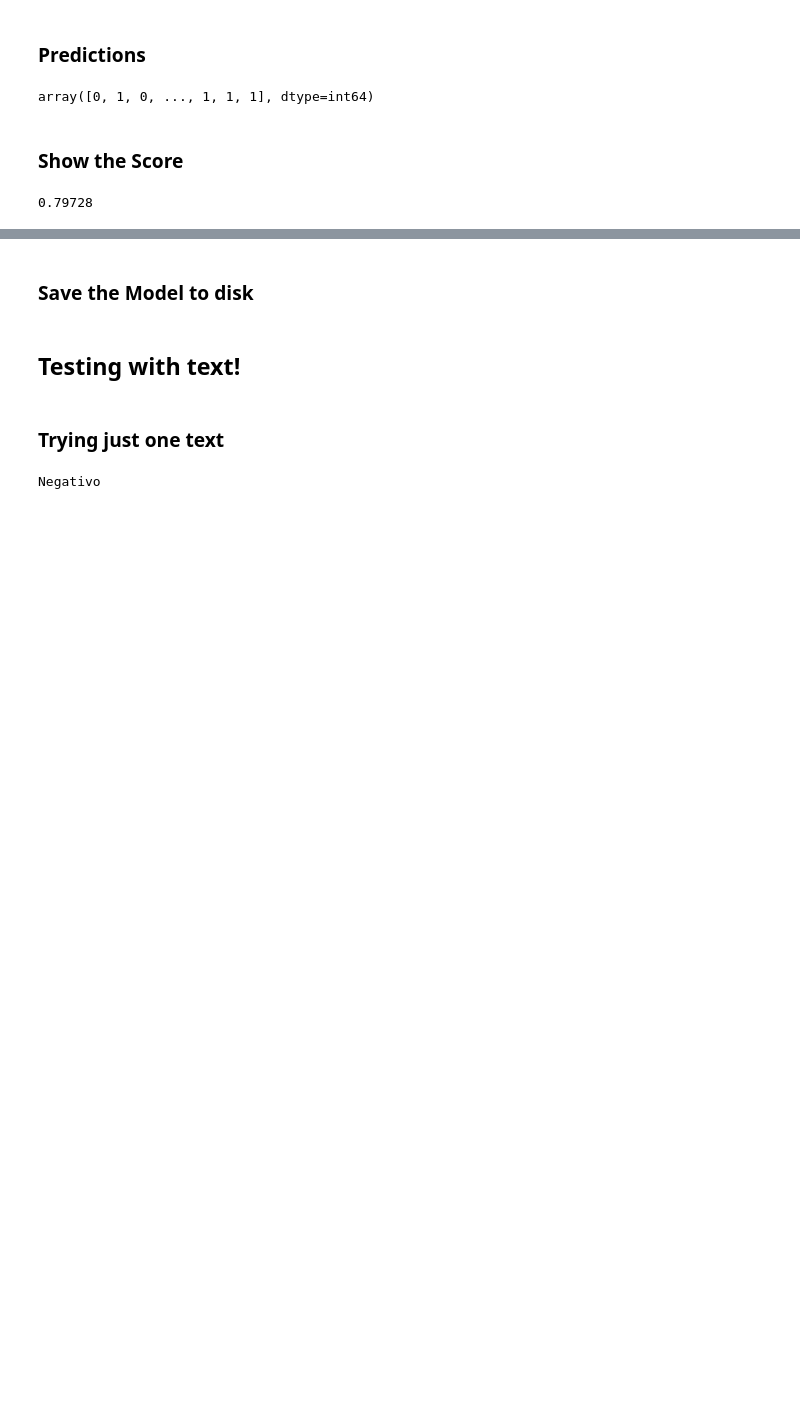
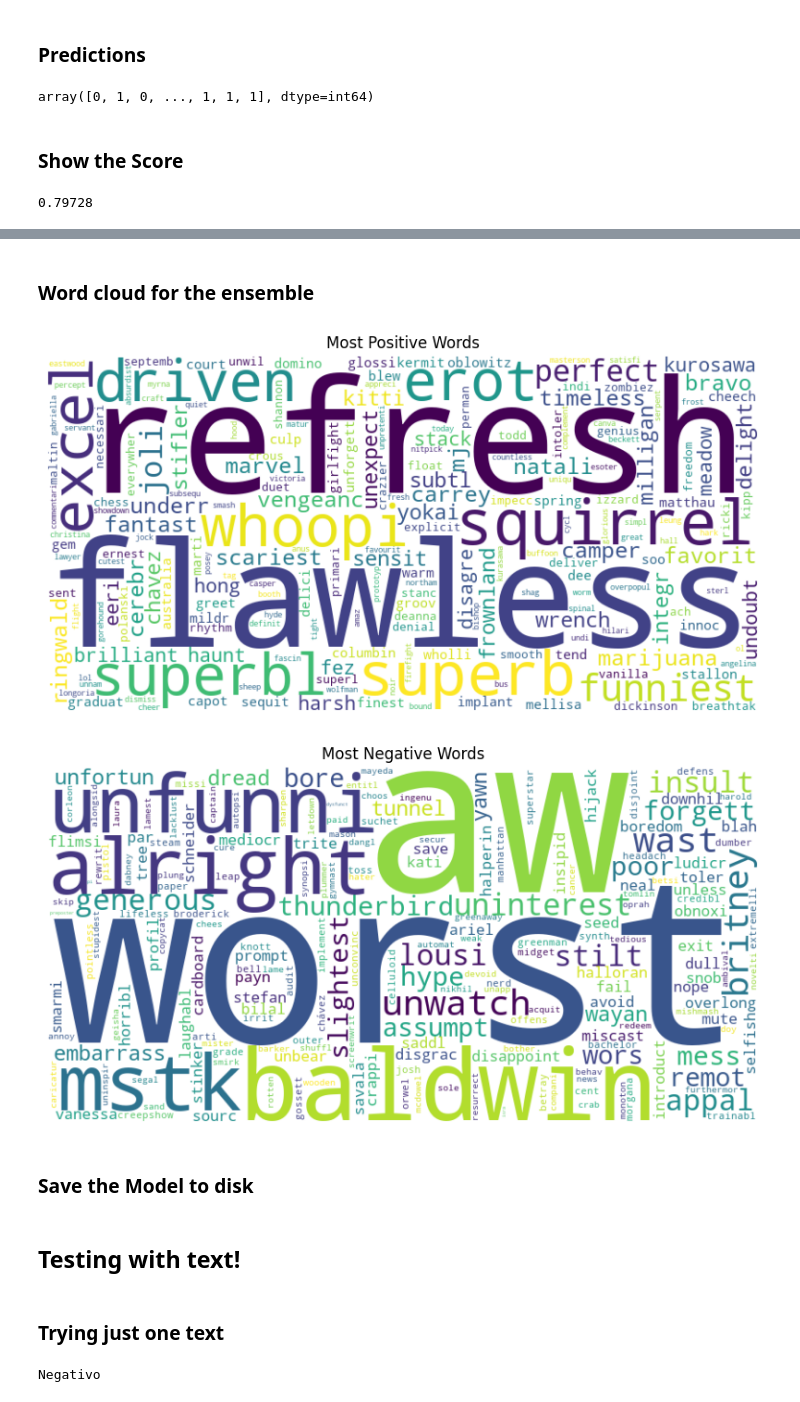
Before and after one commit to nunovivas/AA_TP3_Notebook, a Jupyter notebook: main.ipynb, the cells around one changed output, grey strips where cells are left out. Saved outputs shown, nothing was run; the diff lists cells and outputs as text; code cells hidden in the pictures; blank space fills up the shorter version.

```diff
--- a/main.ipynb
+++ b/main.ipynb
@@ -276,3 +316,55 @@ score
+# %% [markdown]
+### Word cloud for the ensemble
+# %%
+from wordcloud import WordCloud
+import matplotlib.pyplot as plt
+import numpy as np
+
+# Get the feature names from the CountVectorizer
+feature_names = cv.get_feature_names_out()
+
+# Initialize an array to store feature importance or coefficients
+all_coefficients = np.zeros(len(feature_names))
+
+# Aggregate feature importance or coefficients from individual classifiers in the ensemble
+for estimator in ensemble.estimators_:
+    if hasattr(estimator, 'coef_'):
+        # Linear classifier (e.g., Logistic Regression)
+        coefficients = estimator.coef_[0]
+    elif hasattr(estimator, 'feature_importances_'):
+        # Tree-based classifier (e.g., Decision Tree)
+        coefficients = estimator.feature_importances_
+    else:
+        # Handle other types of classifiers if needed
+        coefficients = np.zeros(len(feature_names))
+
+    all_coefficients += coefficients
+
+# Create a dictionary mapping feature names to aggregated coefficients
+coef_dict = dict(zip(feature_names, all_coefficients))
+
+# Create a WordCloud for positive words
+positive_wordcloud = WordCloud(width=800, height=400, background_color='white').generate_from_frequencies({word: coef for word, coef in coef_dict.items() if coef > 0})
+
+# Plot the positive word cloud
+plt.figure(figsize=(10, 5))
+plt.imshow(positive_wordcloud, interpolation='bilinear')
+plt.axis('off')
+plt.title('Most Positive Words')
+plt.show()
+
+# Create a WordCloud for negative words
+negative_wordcloud = WordCloud(width=800, height=400, background_color='white').generate_from_frequencies({word: -coef for word, coef in coef_dict.items() if coef < 0})
+
+# Plot the negative word cloud
+plt.figure(figsize=(10, 5))
+plt.imshow(negative_wordcloud, interpolation='bilinear')
+plt.axis('off')
+plt.title('Most Negative Words')
+plt.show()
+# %% [output]
+[figure, added]
+[figure, added]
 # %% [markdown]
 ### Save the Model to disk
 # %%
```
Also changed, not shown: parts of 11 cells of this notebook.
